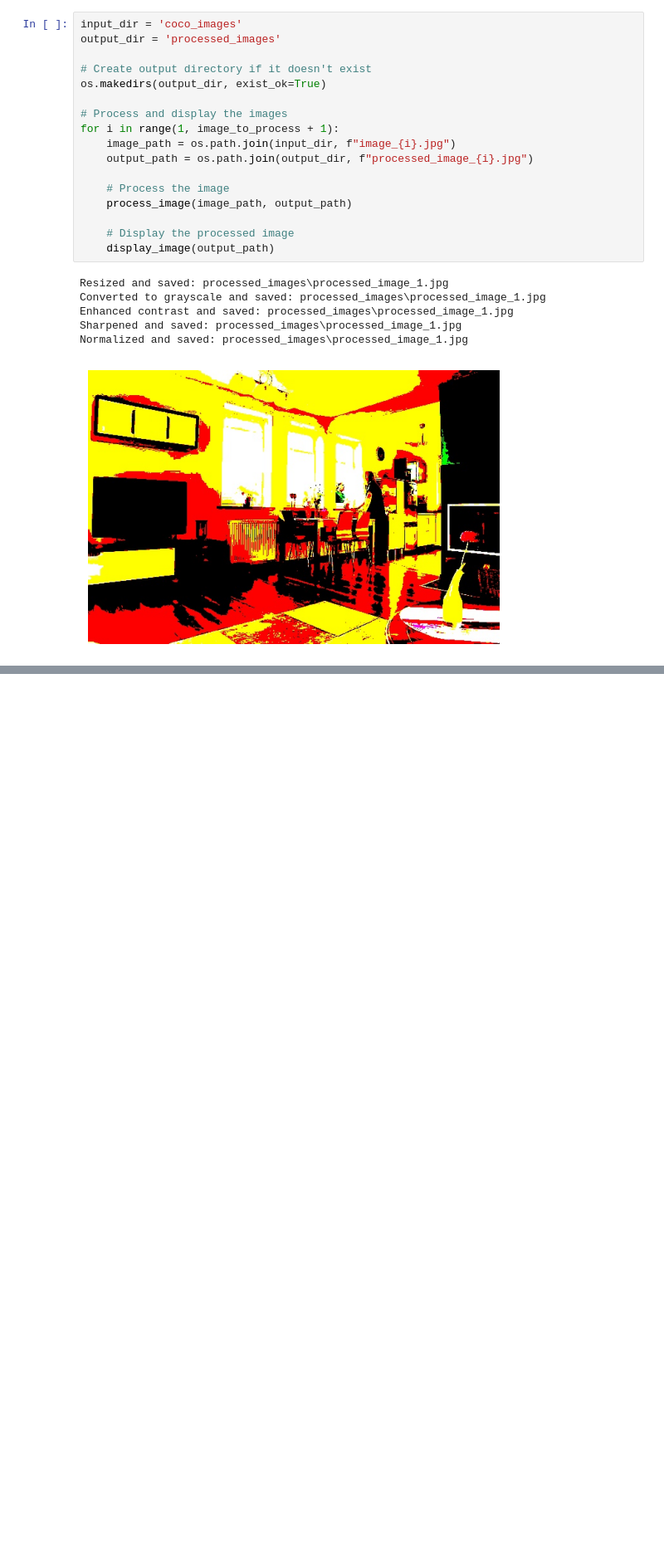
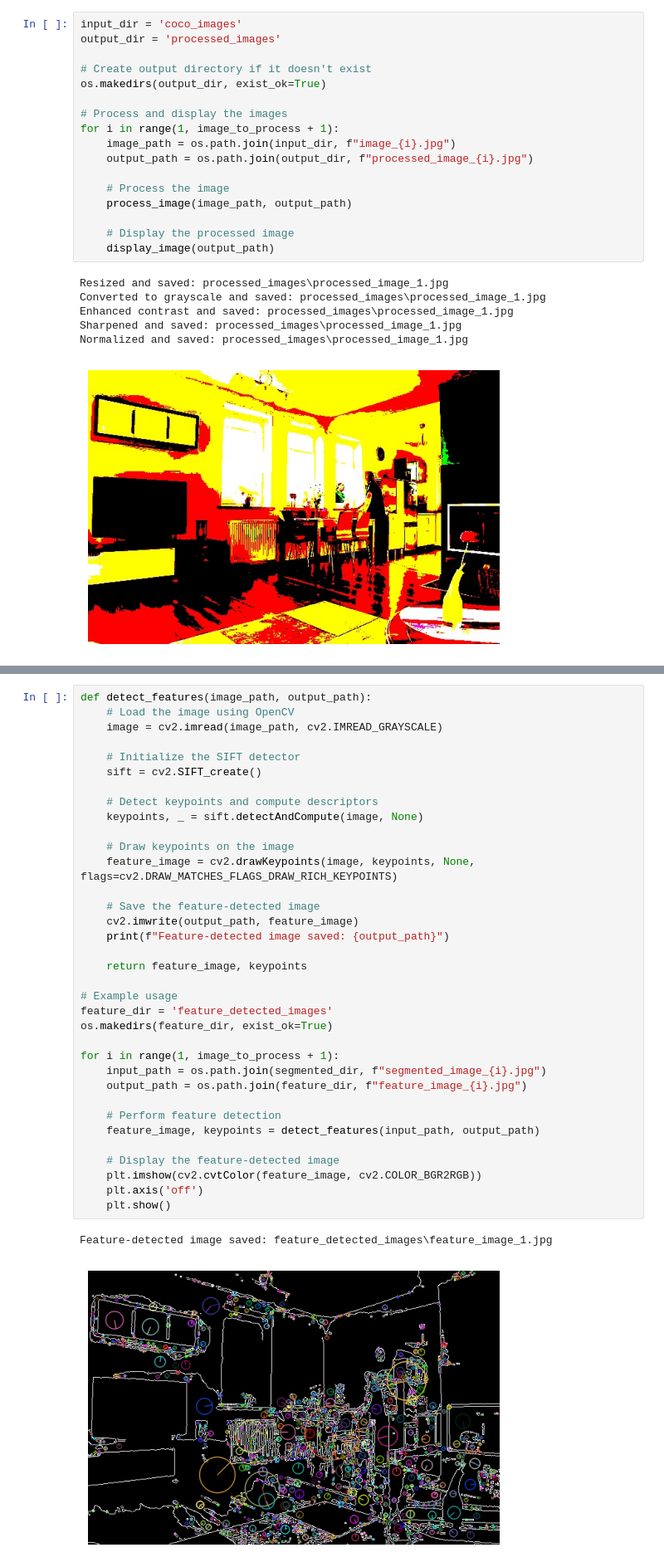
Before and after one commit to sammmms/tk-1, a Jupyter notebook: tk-1.ipynb, the cells around one changed output, grey strips where cells are left out. Shown at 83% size. Saved outputs shown, nothing was run; the diff lists cells and outputs as text; blank space fills up the shorter version.

```diff
--- a/tk-1.ipynb
+++ b/tk-1.ipynb
@@ -282,0 +347,38 @@ Normalized and saved: processed_images\processed_image_1.jpg
+# %%
+def detect_features(image_path, output_path):
+    # Load the image using OpenCV
+    image = cv2.imread(image_path, cv2.IMREAD_GRAYSCALE)
+
+    # Initialize the SIFT detector
+    sift = cv2.SIFT_create()
+
+    # Detect keypoints and compute descriptors
+    keypoints, _ = sift.detectAndCompute(image, None)
+
+    # Draw keypoints on the image
+    feature_image = cv2.drawKeypoints(image, keypoints, None, flags=cv2.DRAW_MATCHES_FLAGS_DRAW_RICH_KEYPOINTS)
+
+    # Save the feature-detected image
+    cv2.imwrite(output_path, feature_image)
+    print(f"Feature-detected image saved: {output_path}")
+
+    return feature_image, keypoints
+
+# Example usage
+feature_dir = 'feature_detected_images'
+os.makedirs(feature_dir, exist_ok=True)
+
+for i in range(1, image_to_process + 1):
+    input_path = os.path.join(segmented_dir, f"segmented_image_{i}.jpg")
+    output_path = os.path.join(feature_dir, f"feature_image_{i}.jpg")
+
+    # Perform feature detection
+    feature_image, keypoints = detect_features(input_path, output_path)
+
+    # Display the feature-detected image
+    plt.imshow(cv2.cvtColor(feature_image, cv2.COLOR_BGR2RGB))
+    plt.axis('off')
+    plt.show()
+# %% [output]
+Feature-detected image saved: feature_detected_images\feature_image_1.jpg
+[figure, added]
```
Also changed, not shown: parts of 20 cells of this notebook, 13 other files.
